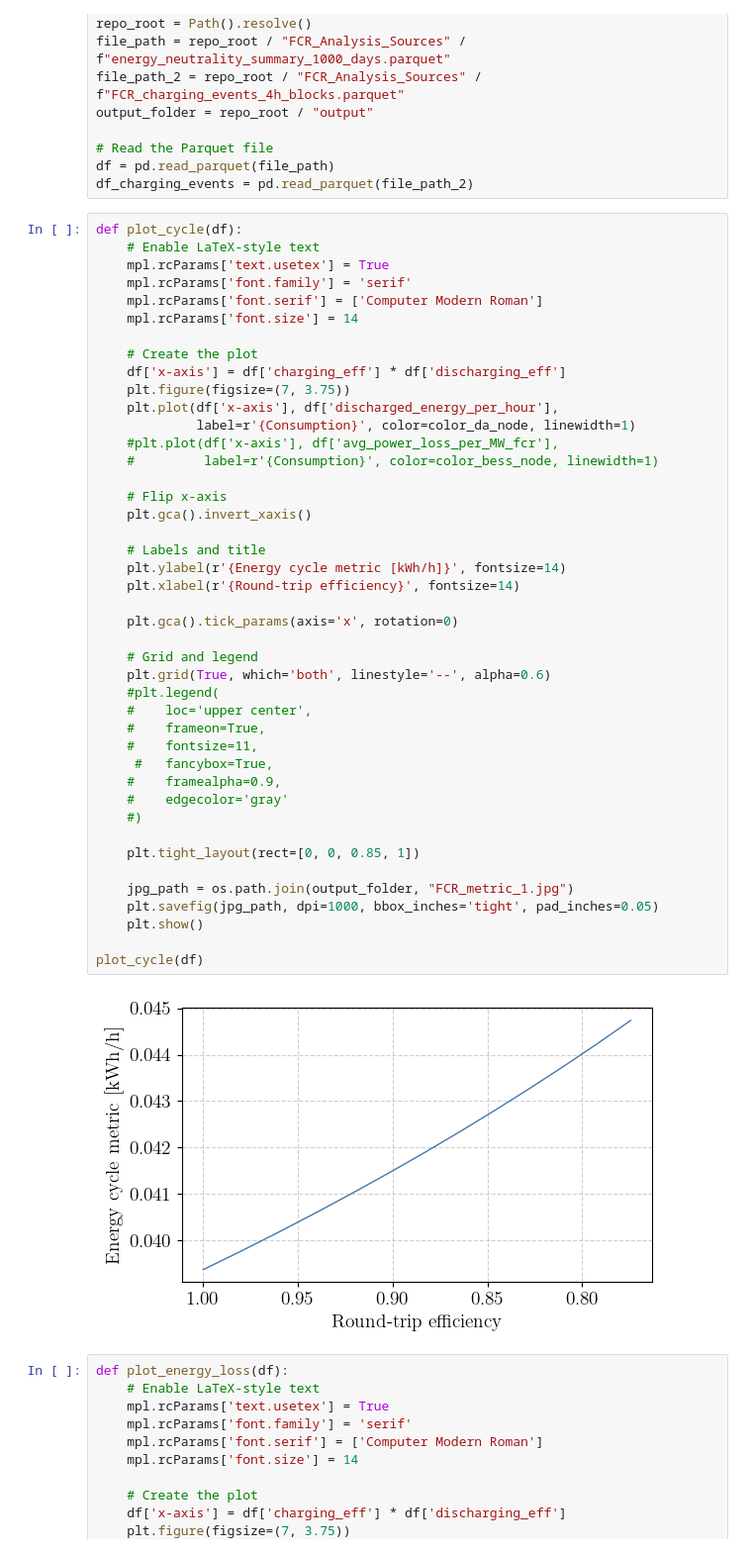
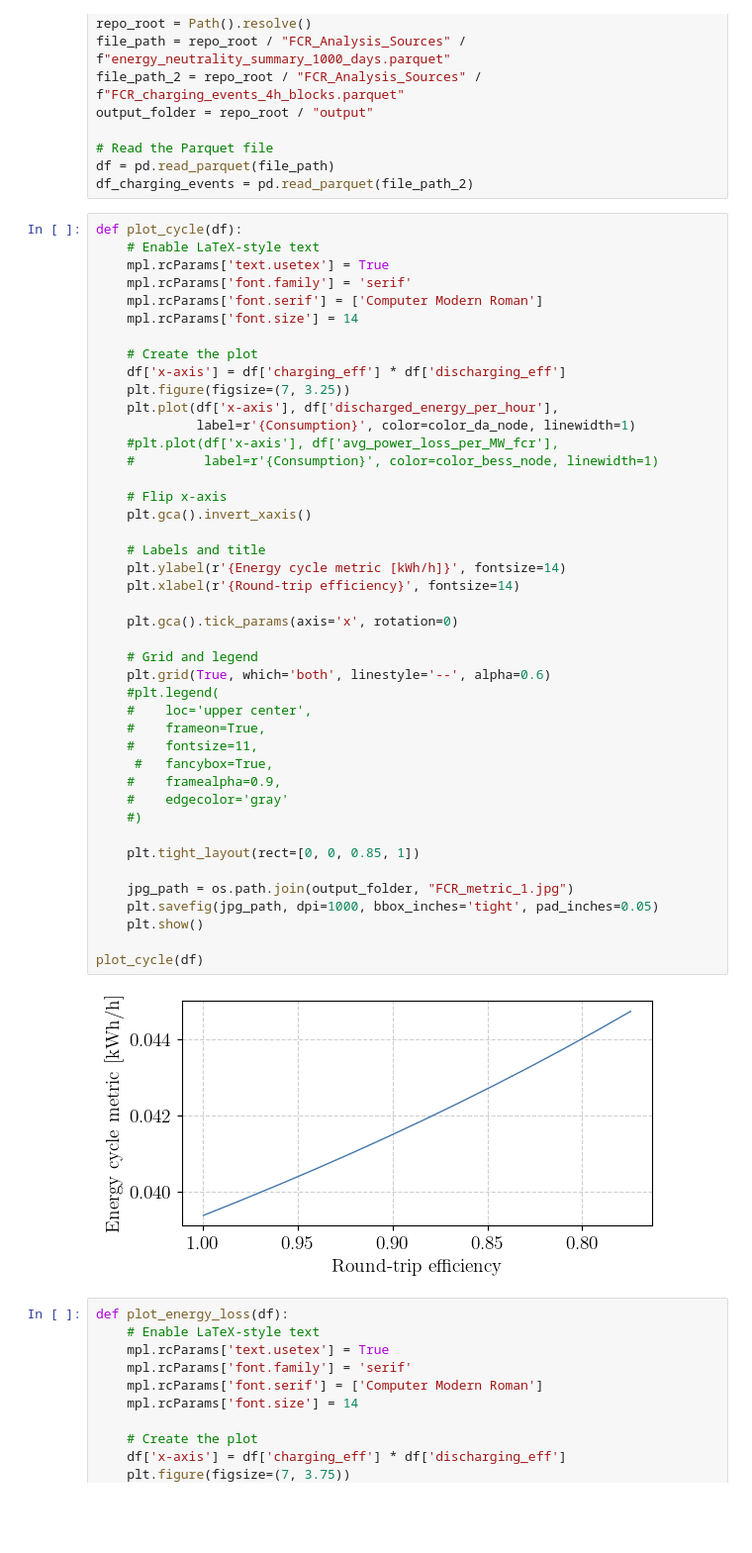
Before and after one commit to JWallimann/Report_Plottings, a Jupyter notebook: FCR_Analysis_Plots.ipynb, the cells around one changed output. Shown at 99% size. Cells and saved outputs as stored; diff of their text form; blank space fills up the shorter version.

Commit message:
Plots added

```diff
--- a/FCR_Analysis_Plots.ipynb
+++ b/FCR_Analysis_Plots.ipynb
@@ -40,41 +40,41 @@ def plot_cycle(df):
 
     # Create the plot
     df['x-axis'] = df['charging_eff'] * df['discharging_eff']
-    plt.figure(figsize=(7, 3.75))
+    plt.figure(figsize=(7, 3.25))
     plt.plot(df['x-axis'], df['discharged_energy_per_hour'],
              label=r'{Consumption}', color=color_da_node, linewidth=1)
     #plt.plot(df['x-axis'], df['avg_power_loss_per_MW_fcr'],
     #         label=r'{Consumption}', color=color_bess_node, linewidth=1)
 
     # Flip x-axis
     plt.gca().invert_xaxis()
 
     # Labels and title
     plt.ylabel(r'{Energy cycle metric [kWh/h]}', fontsize=14)
     plt.xlabel(r'{Round-trip efficiency}', fontsize=14)
 
     plt.gca().tick_params(axis='x', rotation=0)
 
     # Grid and legend
     plt.grid(True, which='both', linestyle='--', alpha=0.6)
     #plt.legend(
     #    loc='upper center',
     #    frameon=True,
     #    fontsize=11,
      #   fancybox=True,
     #    framealpha=0.9,
     #    edgecolor='gray'
     #)
 
     plt.tight_layout(rect=[0, 0, 0.85, 1])
 
     jpg_path = os.path.join(output_folder, "FCR_metric_1.jpg")
     plt.savefig(jpg_path, dpi=1000, bbox_inches='tight', pad_inches=0.05)
     plt.show()
 
 plot_cycle(df)
 # %% [output]
-[figure, old version]
+[figure, new version]
 # %%
 def plot_energy_loss(df):
     # Enable LaTeX-style text
```
Also changed, not shown: parts of 1 cell of this notebook, 28 other files.
